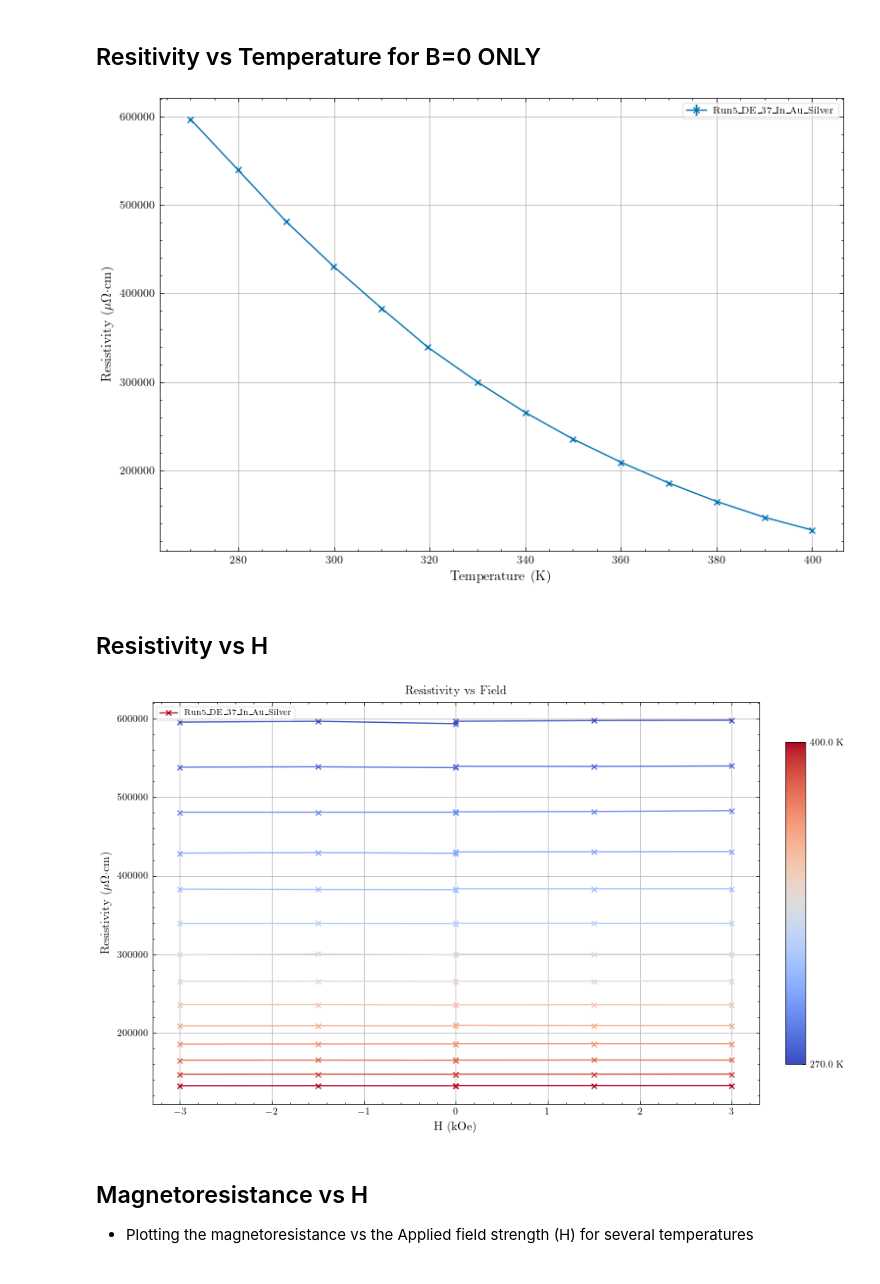
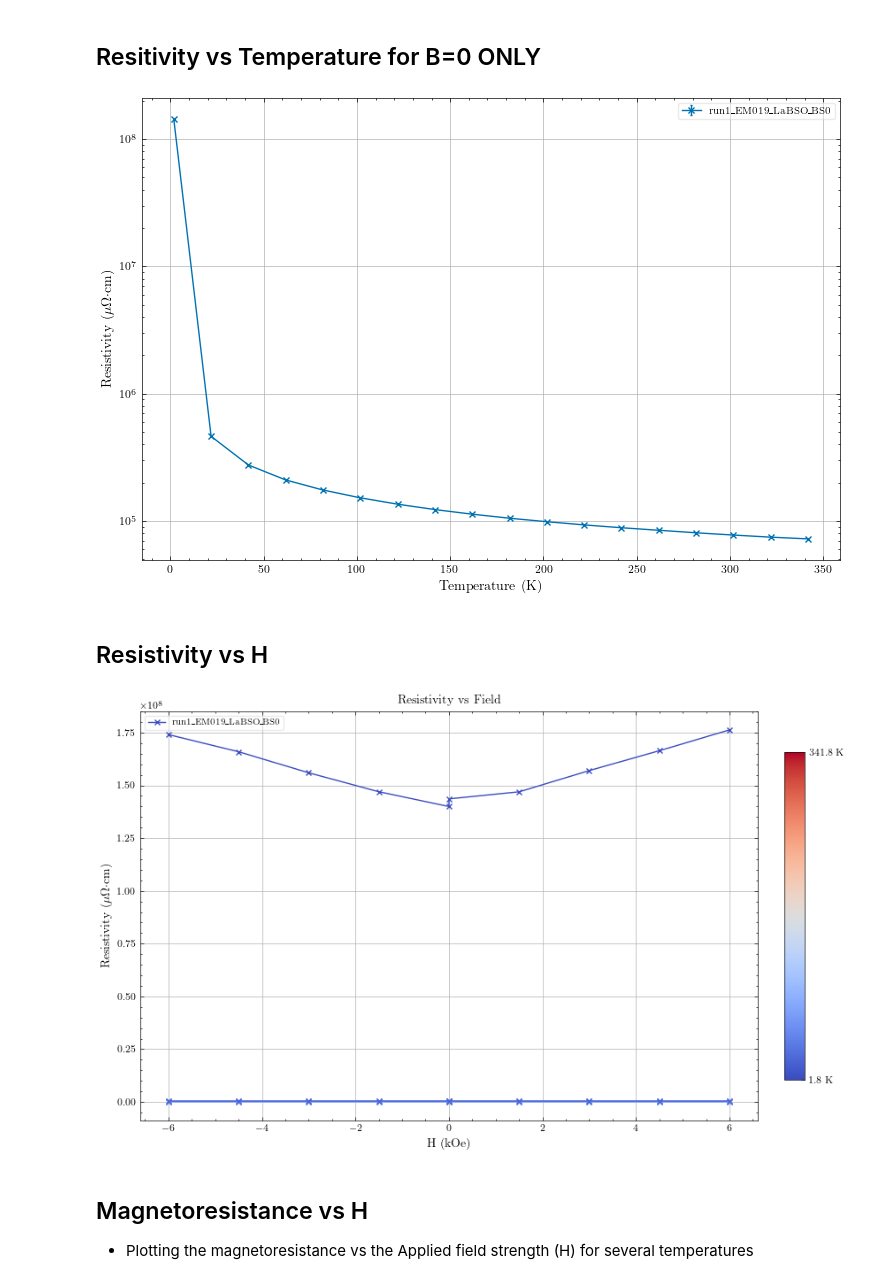
Before and after one commit to hc3413/Electronic_properties_of_thin_films, a Jupyter notebook: Analysis_Basic.ipynb, the cells around one changed output. Saved outputs shown, nothing was run; the diff lists cells and outputs as text; code cells hidden in the pictures.

```diff
--- a/Analysis_Basic.ipynb
+++ b/Analysis_Basic.ipynb
@@ -132,7 +132,7 @@ for count, dat in enumerate(dat_raw_hb):
 #Xin
 #dat_raw_sel = [dat_raw_vdp[27][2], dat_raw_vdp[27][1] ] #HP05
 #dat_raw_sel = [dat_raw_vdp[33][1], dat_raw_vdp[33][2]] #CP01
-dat_raw_sel = [dat_raw_vdp[36][0]] #DE37
+#dat_raw_sel = [dat_raw_vdp[36][0]] #DE37
 #dat_raw_sel = [dat_raw_vdp[38][1]] #DIW_07
 #dat_raw_sel = [dat_raw_vdp[37][0]] #DE39
 #dat_raw_sel = [dat_raw_vdp[39][1]] #HP07
@@ -154,7 +154,10 @@ dat_raw_sel = [dat_raw_vdp[36][0]] #DE37
 #dat_raw_sel = [dat_raw_vdp[32][5]] #EM013
 #dat_raw_sel = [dat_raw_vdp[34][0]] #EM014
 #dat_raw_sel = [dat_raw_vdp[35][0]] #EM015
-#dat_raw_sel = [dat_raw_vdp[31][2],dat_raw_vdp[35][0], dat_raw_vdp[32][5], dat_raw_vdp[34][0]] #EM Combined
+#dat_raw_sel = [dat_raw_vdp[40][1]] #EM016
+#dat_raw_sel = [dat_raw_vdp[41][0]] #EM017
+#dat_raw_sel = [dat_raw_vdp[42][0]] #EM018
+dat_raw_sel = [dat_raw_vdp[43][0]] #EM019
 
 
 print('dat_raw_sel:', [f'{count}={d.filename}' for count, d in enumerate(dat_raw_sel)])
@@ -496,36 +500,36 @@ for j, d in enumerate(dat):
     #df.to_excel(f'{d.filename}_data.xlsx', index=False)
 
 # Set labels and title for either sheet resistance or resistivity
 ax.set_xlabel('Temperature (K)')
 if dat[0].film_thickness == 1:
     ax.set_ylabel(r'Sheet Resistance ($\Omega/\square$)')
 
 elif ohm_m == 1:
     ax.set_ylabel(r'Resistivity ($\Omega \cdot$m)')
 
 else:
     ax.set_ylabel(r'Resistivity ($\mu \Omega \cdot$cm)')
 
 # Add a legend
 ax.legend()
 
 #ax.set_ylim(0,3e4)
 #ax.set_ylim(1e5, 4e6)
-#ax.set_ylim(1e4, 1e6)
-#ax.set_yscale('log')
+#ax.set_ylim(1e0, 1e6)
+ax.set_yscale('log')
 
 # Show the plot
 plt.show()
 
 # Export Metadata
 plot_filename = f'{dat[0].plot_str}_rho_xx_H0_vs_temperature' # name for exported figure
 plot_title = 'Resistivity vs Temperature at H=0' # title for powerpoint
 notes = sample_tag_gen(dat) + [''] # notes for the powerpoint in text box starting with sample tag
 
 # Append the figure, title and notes to the list for exporting later
 fig_list.append((fig, plot_filename, plot_title, notes))
 # %% [output]
-[figure, old version]
+[figure, new version]
 # %% [markdown]
 ## Resistivity vs H
 # %%
@@ -579,7 +583,7 @@ notes = sample_tag_gen(dat) + [''] # notes for the powerpoint in text box starti
 # Append the figure, title and notes to the list for exporting later
 fig_list.append((fig, plot_filename, plot_title, notes))
 # %% [output]
-[figure, old version]
+[figure, new version]
 # %% [markdown]
 ## Magnetoresistance vs H
 - Plotting the magnetoresistance vs the Applied field strength (H) for several temperatures
```
Also changed, not shown: parts of 22 cells of this notebook, 5 other files.
